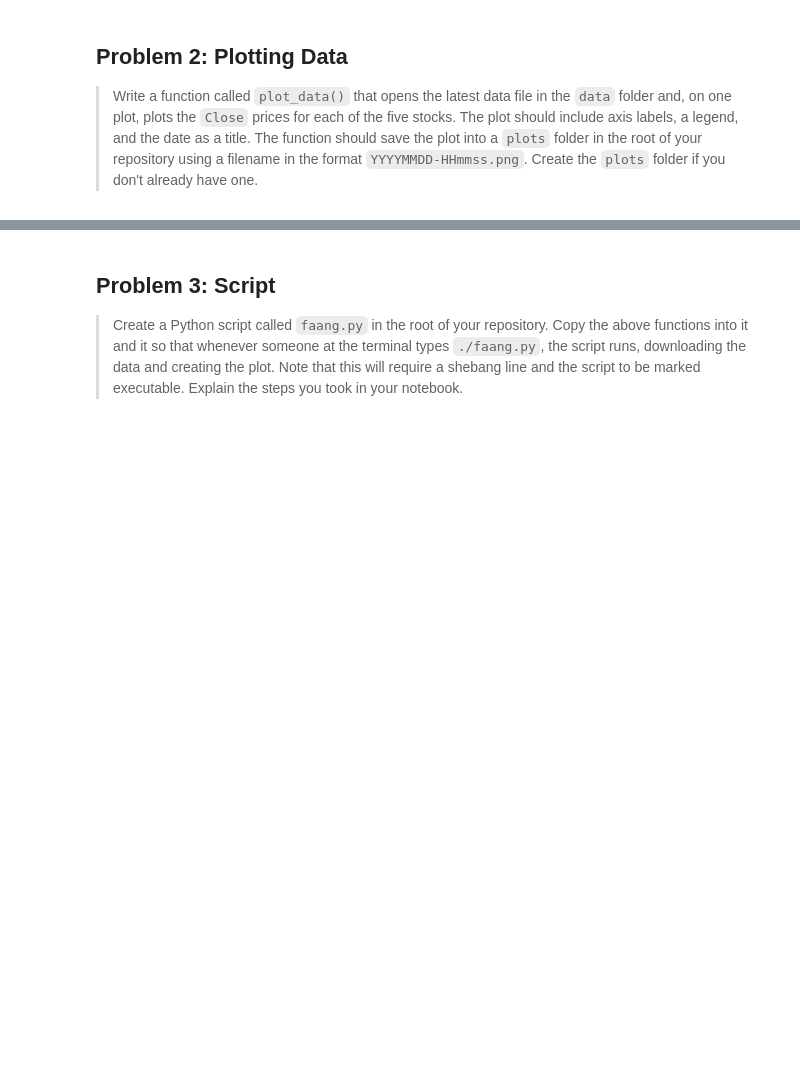
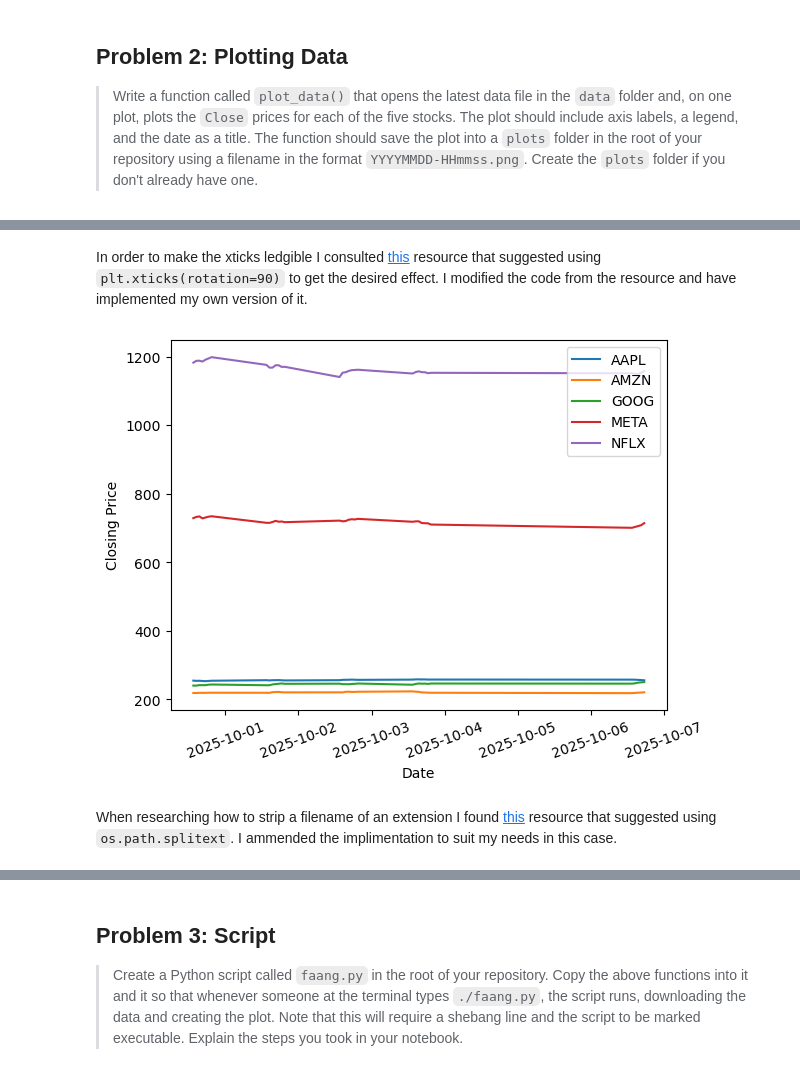
Before and after one commit to CeamanCollins/computer-infrastructure-assessment, a Jupyter notebook: problems.ipynb, the cells around one changed output, grey strips where cells are left out. Drawn from its saved outputs; the diff is of its cells as text; code cells hidden in the pictures; blank space fills up the shorter version.

```diff
--- a/problems.ipynb
+++ b/problems.ipynb
@@ -20,0 +73,6 @@ This notebook covers the problems covered in the ATU module Computer Infrastruct
+# %%
+list_of_files = glob.glob('data/*.csv')
+latest_file = max(list_of_files, key=os.path.getctime)
+print(latest_file)
+data = pd.read_csv(latest_file, header=[0, 1], index_col=0, parse_dates=True)
+data.head()
@@ -20,0 +90,13 @@ This notebook covers the problems covered in the ATU module Computer Infrastruct
+# %% [markdown]
+In order to make the xticks ledgible I consulted [this](https://stackoverflow.com/questions/10998621/rotate-axis-tick-labels) resource that suggested using `plt.xticks(rotation=90)` to get the desired effect. I modified the code from the resource and have implemented my own version of it.
+# %%
+plt.plot(data['Close'])
+plt.legend(data['Close'].columns)
+plt.xticks(rotation=20)
+plt.xlabel('Date')
+plt.ylabel('Closing Price')
+plt.show()
+# %% [output]
+[figure, added]
+# %% [markdown]
+When researching how to strip a filename of an extension I found [this](https://stackoverflow.com/questions/3548673/how-can-i-replace-or-strip-an-extension-from-a-filename-in-python) resource that suggested using `os.path.splitext`. I ammended the implimentation to suit my needs in this case.
```
Also changed, not shown: parts of 11 cells of this notebook, 3 other files.
